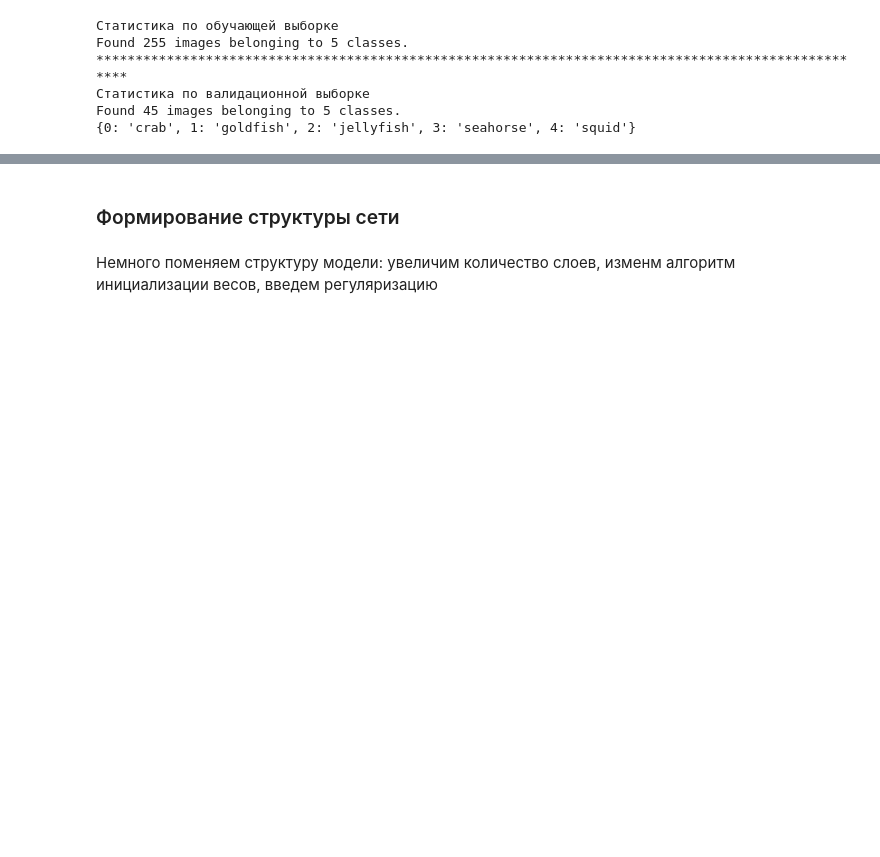
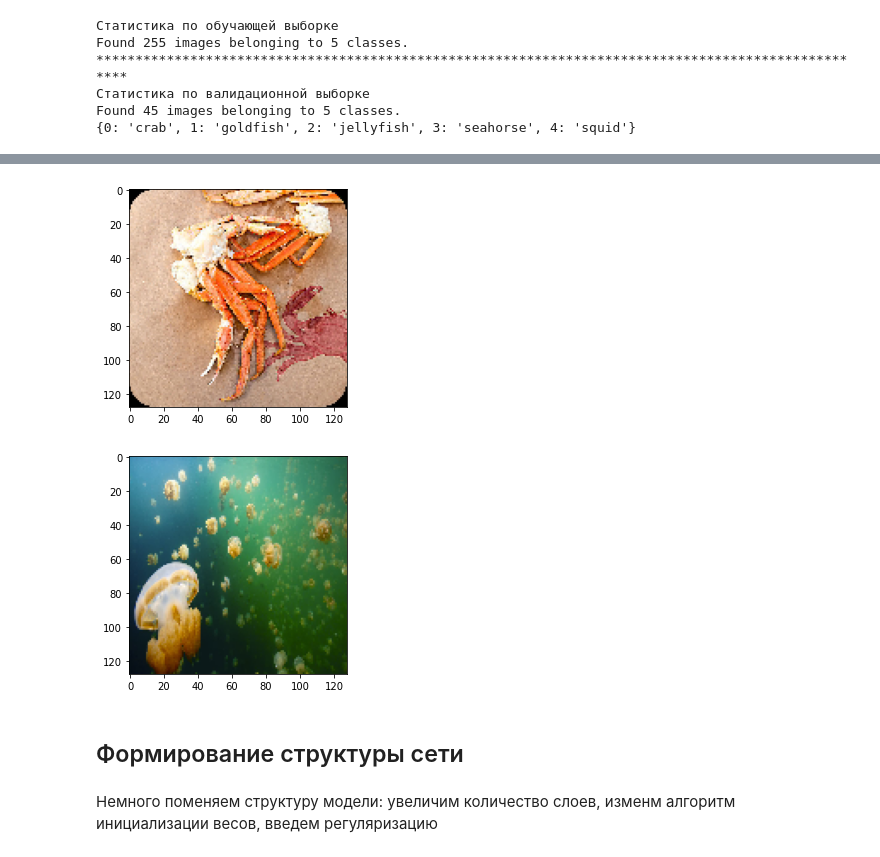
Before and after one commit to enikolaev/ML_and_NN, a Jupyter notebook: Practical_Work_Convolutional_Neural_Network.ipynb, the cells around one changed output, grey strips where cells are left out. Cells and saved outputs as stored; diff of their text form; code cells hidden in the pictures; blank space fills up the shorter version.

```diff
--- a/Practical_Work_Convolutional_Neural_Network.ipynb
+++ b/Practical_Work_Convolutional_Neural_Network.ipynb
@@ -135,5 +149,18 @@ Found 45 images belonging to 5 classes.
+# %%
+for _ in range(1):
+    el = validation_generator.next()
+    batch=el[0]
+    img = batch[0]
+    plt.imshow(img)
+    plt.show()
+    img = batch[1]
+    plt.imshow(img)
+    plt.show()
+# %% [output]
+[figure, added]
+[figure, added]
 # %% [markdown]
-### Формирование структуры сети
+## Формирование структуры сети
 # %% [markdown]
 Немного поменяем структуру модели: увеличим количество слоев, изменм алгоритм инициализации весов, введем регуляризацию
 # %%
```
Also changed, not shown: parts of 13 cells of this notebook.
